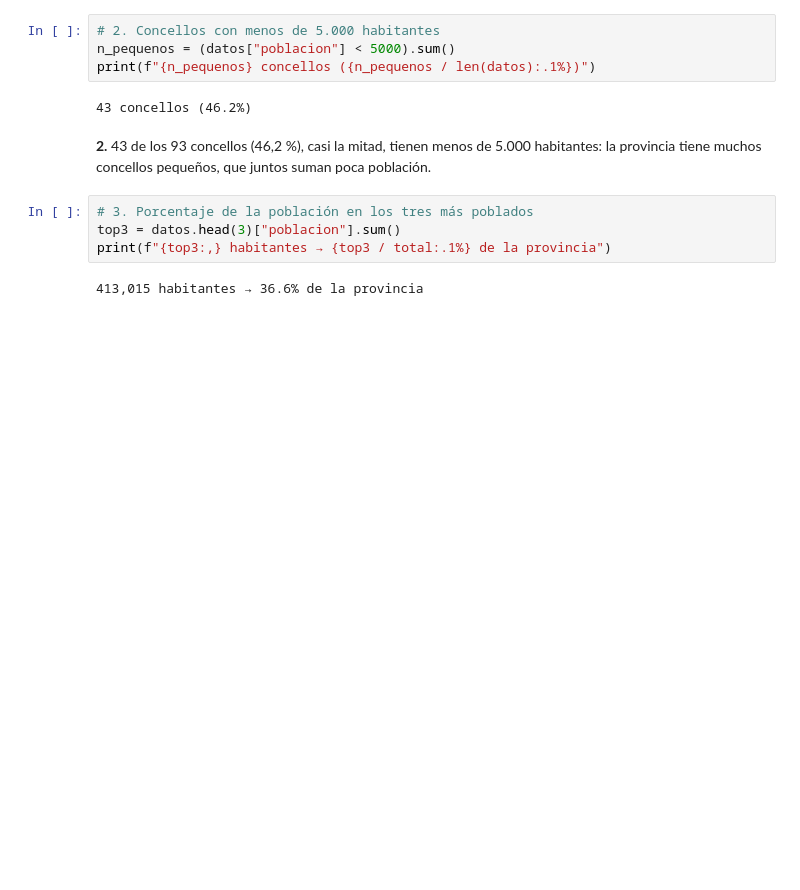
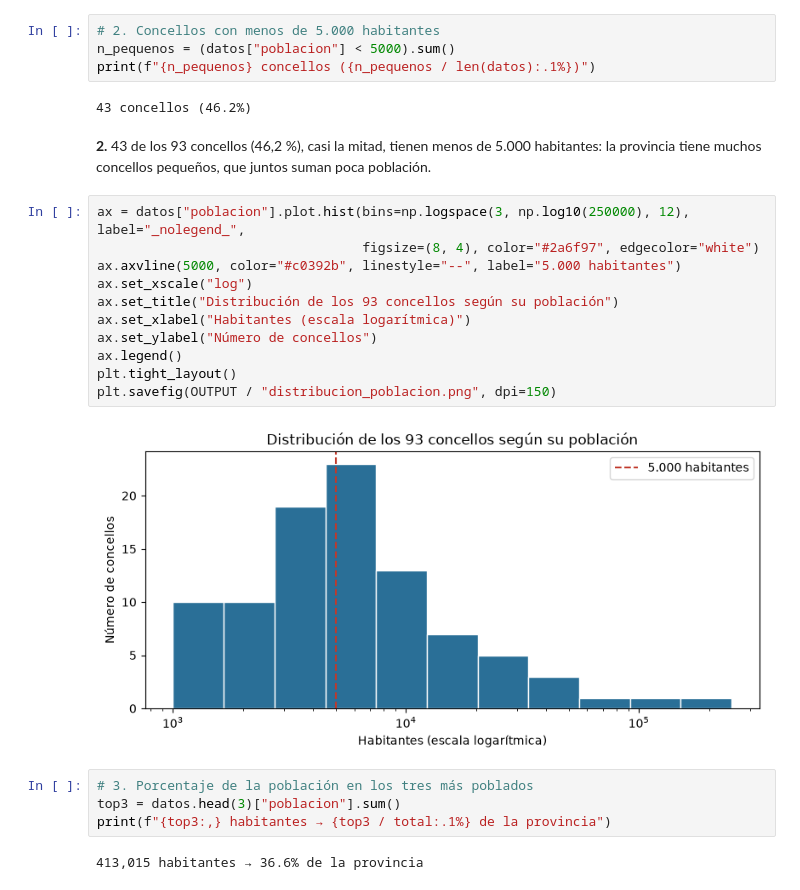
Before and after one commit to RAnteloR/Task-E4-Scraping-Concellos, a Jupyter notebook: notebooks/E4_concellos.ipynb, the cells around one changed output. Saved outputs shown, nothing was run; the diff lists cells and outputs as text; blank space fills up the shorter version.

```diff
--- a/notebooks/E4_concellos.ipynb
+++ b/notebooks/E4_concellos.ipynb
@@ -186,6 +216,19 @@ print(f"{n_pequenos} concellos ({n_pequenos / len(datos):.1%})")
 43 concellos (46.2%)
 # %% [markdown]
 **2.** 43 de los 93 concellos (46,2 %), casi la mitad, tienen menos de 5.000 habitantes: la provincia tiene muchos concellos pequeños, que juntos suman poca población.
+# %%
+ax = datos["poblacion"].plot.hist(bins=np.logspace(3, np.log10(250000), 12), label="_nolegend_",
+                                  figsize=(8, 4), color="#2a6f97", edgecolor="white")
+ax.axvline(5000, color="#c0392b", linestyle="--", label="5.000 habitantes")
+ax.set_xscale("log")
+ax.set_title("Distribución de los 93 concellos según su población")
+ax.set_xlabel("Habitantes (escala logarítmica)")
+ax.set_ylabel("Número de concellos")
+ax.legend()
+plt.tight_layout()
+plt.savefig(OUTPUT / "distribucion_poblacion.png", dpi=150)
+# %% [output]
+[figure, added]
 # %%
 # 3. Porcentaje de la población en los tres más poblados
 top3 = datos.head(3)["poblacion"].sum()
```
Also changed, not shown: parts of 5 cells of this notebook, 5 other files.
